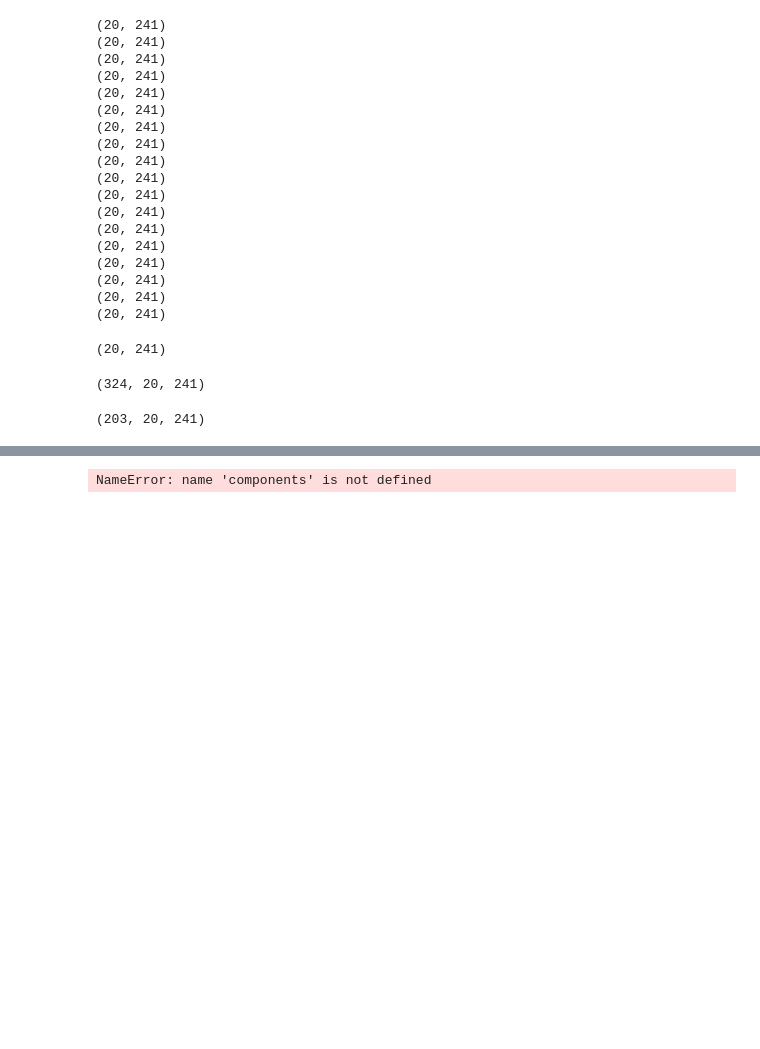
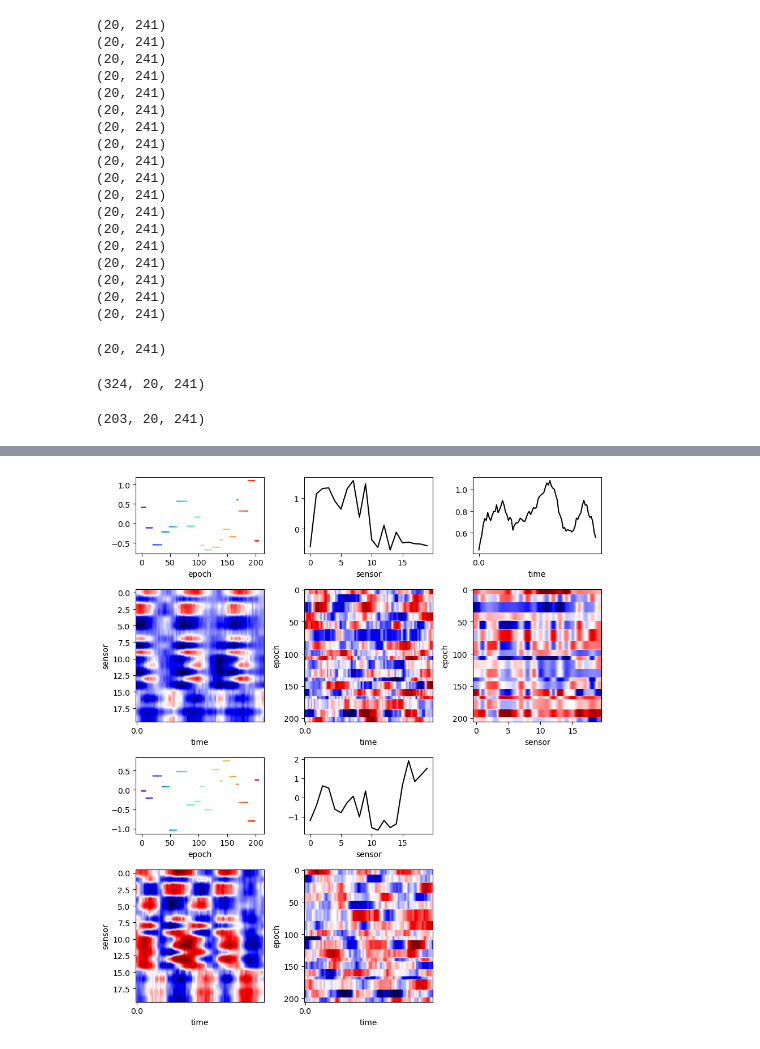
Before and after one commit to CEBangu/MEG-Decoding, a Jupyter notebook: slice_tca_test.ipynb, the cells around one changed output, grey strips where cells are left out. Cells and saved outputs as stored; diff of their text form; code cells hidden in the pictures; blank space fills up the shorter version.

```diff
--- a/slice_tca_test.ipynb
+++ b/slice_tca_test.ipynb
@@ -158,14 +170,20 @@ plt.tight_layout()
 # %%
 # we sort the neurons of the trial slices according to their peak activity in the first slice.
-neuron_sorting_peak_time = np.argsort(np.argmax(components[0][1][0], axis=1))
+cmap = matplotlib.colormaps.get_cmap('rainbow')
+trial_colors = np.array([cmap(i / len(idxs)) for i in range(len(idxs))])
 
-# call plotting function, indicating index for sorting trials and colors for different angles as well as time
+# sensor_sorting_peak_time = np.argsort(np.argmax(components[0][1][0], axis=1))
+
 axes = slicetca.plot(model,
-              variables=('trial', 'neuron', 'time'),
-              colors=(trial_colors[idxs], None, None), # we only want the trials to be colored
-              ticks=(None, None, np.linspace(0,150,4)), # we only want to modify the time ticks
-              tick_labels=(None, None, np.linspace(-1,0.5,4)),
-              sorting_indices=(trial_idx, neuron_sorting_peak_time, None),
-              quantile=0.99)
+              variables=('epoch', 'sensor', 'time'),
+              colors=[trial_colors, None, None], # we only want the trials to be colored
+              ticks=(None, None, np.linspace(0, 80, 1)), # we only want to modify the time ticks
+              tick_labels=(None, None, np.linspace(0, 80, 1)),
+              sorting_indices=(np.array(idxs), sensor_sorting_peak_time, None),
+              quantile=0.99,
+              s = 0.5,
+              dpi=100)
+
+plt.savefig('output_image.png')
 # %% [output]
-NameError: name 'components' is not defined
+[figure, added]
```
Also changed, not shown: parts of 15 cells of this notebook, 3 other files.
